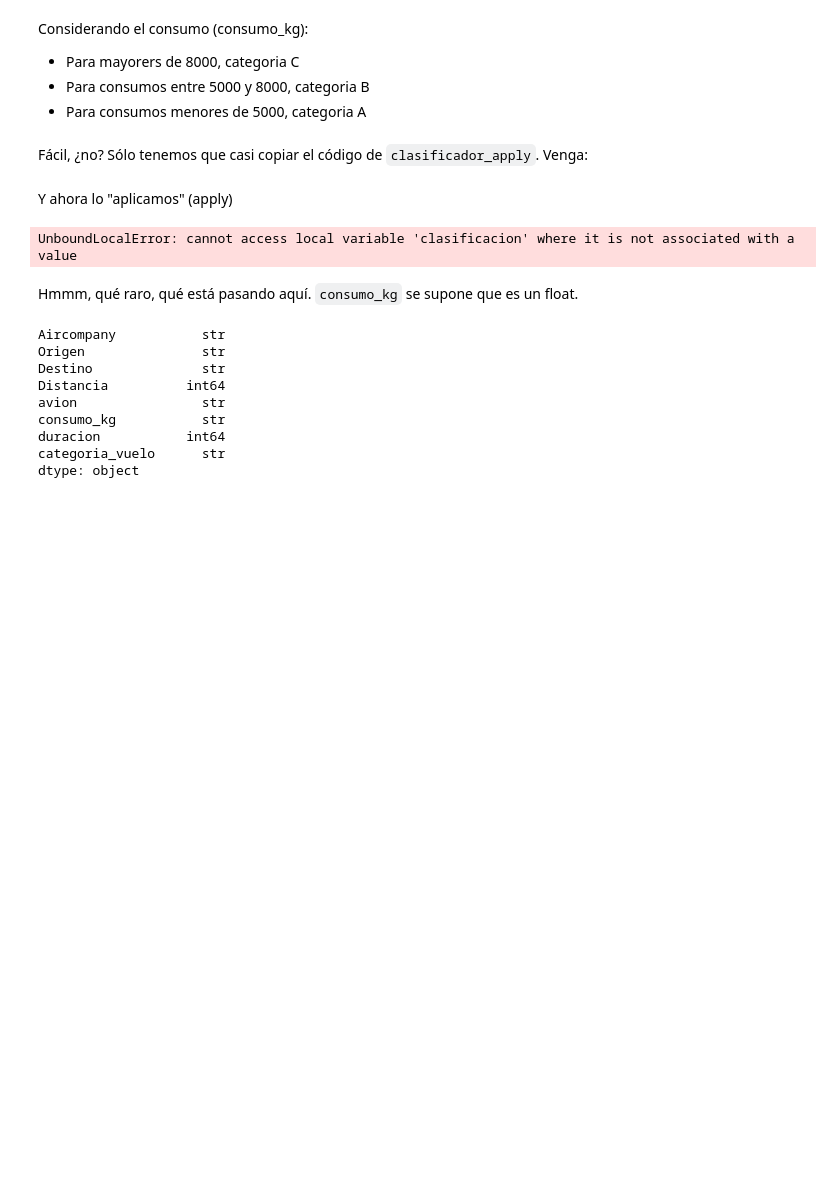
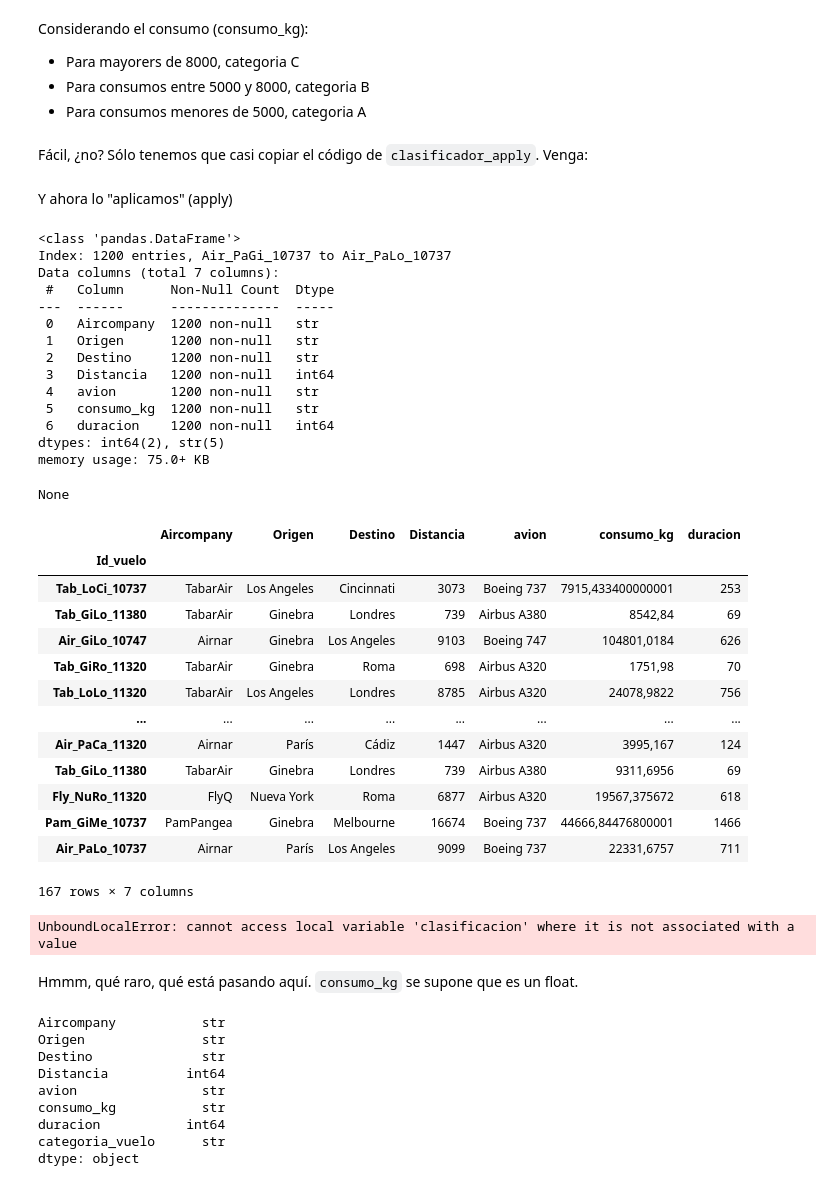
Before and after one commit to mfondevilla/DS-Online-MelaniaFondevilla, a Jupyter notebook: 02_Herramientas_Avanzadas/Sprint_04/Unidad_02_Pandas_II/01_Workout/07_Apply.ipynb, the cells around one changed output. Cells and saved outputs as stored; diff of their text form; code cells hidden in the pictures; blank space fills up the shorter version.

Commit message:
repaso primera parte práctica pandasII

```diff
--- a/02_Herramientas_Avanzadas/Sprint_04/Unidad_02_Pandas_II/01_Workout/07_Apply.ipynb
+++ b/02_Herramientas_Avanzadas/Sprint_04/Unidad_02_Pandas_II/01_Workout/07_Apply.ipynb
@@ -180,6 +180,39 @@ def cat_consumo(consumo):
     return clasificacion
 # %% [markdown]
 Y ahora lo "aplicamos" (apply)
+# %%
+display(df_aviones.info())
+display(df_aviones.loc[df_aviones["consumo_kg"].astype(str).str.contains(',')])
+# %% [output]
+<class 'pandas.DataFrame'>
+Index: 1200 entries, Air_PaGi_10737 to Air_PaLo_10737
+Data columns (total 7 columns):
+ #   Column      Non-Null Count  Dtype
+---  ------      --------------  -----
+ 0   Aircompany  1200 non-null   str
+ 1   Origen      1200 non-null   str
+ 2   Destino     1200 non-null   str
+ 3   Distancia   1200 non-null   int64
+ 4   avion       1200 non-null   str
+ 5   consumo_kg  1200 non-null   str
+ 6   duracion    1200 non-null   int64
+dtypes: int64(2), str(5)
+memory usage: 75.0+ KB
+None
+|  | Aircompany | Origen | Destino | Distancia | avion | consumo_kg | duracion |
+| Id_vuelo |  |  |  |  |  |  |  |
+| Tab_LoCi_10737 | TabarAir | Los Angeles | Cincinnati | 3073 | Boeing 737 | 7915,433400000001 | 253 |
+| Tab_GiLo_11380 | TabarAir | Ginebra | Londres | 739 | Airbus A380 | 8542,84 | 69 |
+| Air_GiLo_10747 | Airnar | Ginebra | Los Angeles | 9103 | Boeing 747 | 104801,0184 | 626 |
+| Tab_GiRo_11320 | TabarAir | Ginebra | Roma | 698 | Airbus A320 | 1751,98 | 70 |
+| Tab_LoLo_11320 | TabarAir | Los Angeles | Londres | 8785 | Airbus A320 | 24078,9822 | 756 |
+| ... | ... | ... | ... | ... | ... | ... | ... |
+| Air_PaCa_11320 | Airnar | París | Cádiz | 1447 | Airbus A320 | 3995,167 | 124 |
+| Tab_GiLo_11380 | TabarAir | Ginebra | Londres | 739 | Airbus A380 | 9311,6956 | 69 |
+| Fly_NuRo_11320 | FlyQ | Nueva York | Roma | 6877 | Airbus A320 | 19567,375672 | 618 |
+| Pam_GiMe_10737 | PamPangea | Ginebra | Melbourne | 16674 | Boeing 737 | 44666,84476800001 | 1466 |
+| Air_PaLo_10737 | Airnar | París | Los Angeles | 9099 | Boeing 737 | 22331,6757 | 711 |
+167 rows × 7 columns
 # %%
 df_aviones["consumo_kg"].apply(cat_consumo)
 # %% [output]
```
Also changed, not shown: 1 other file.
